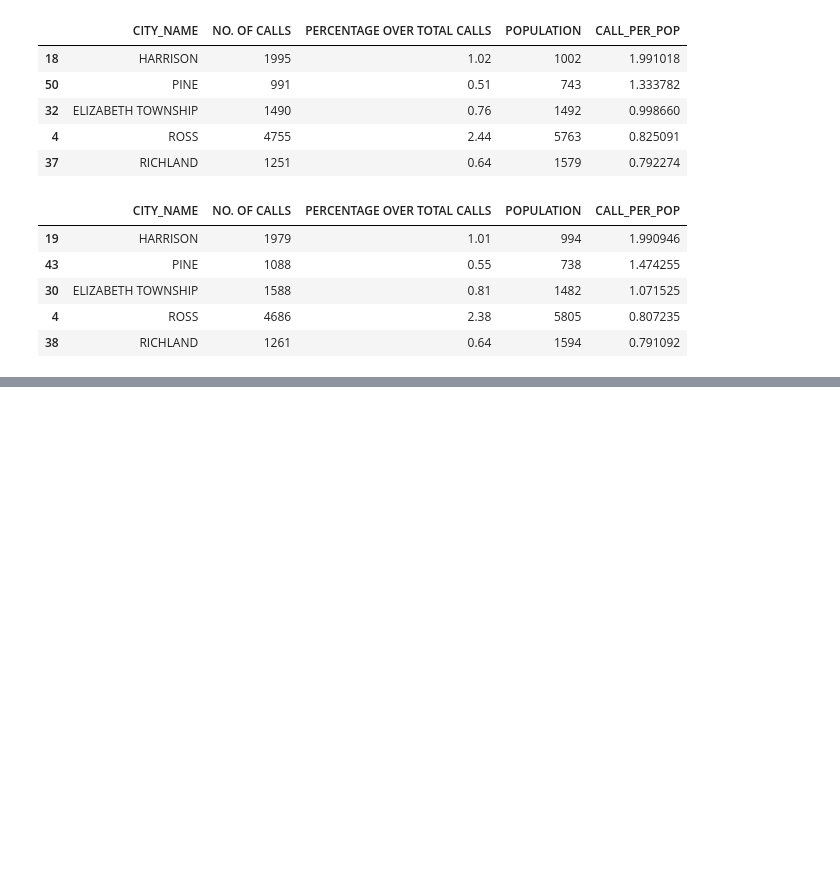
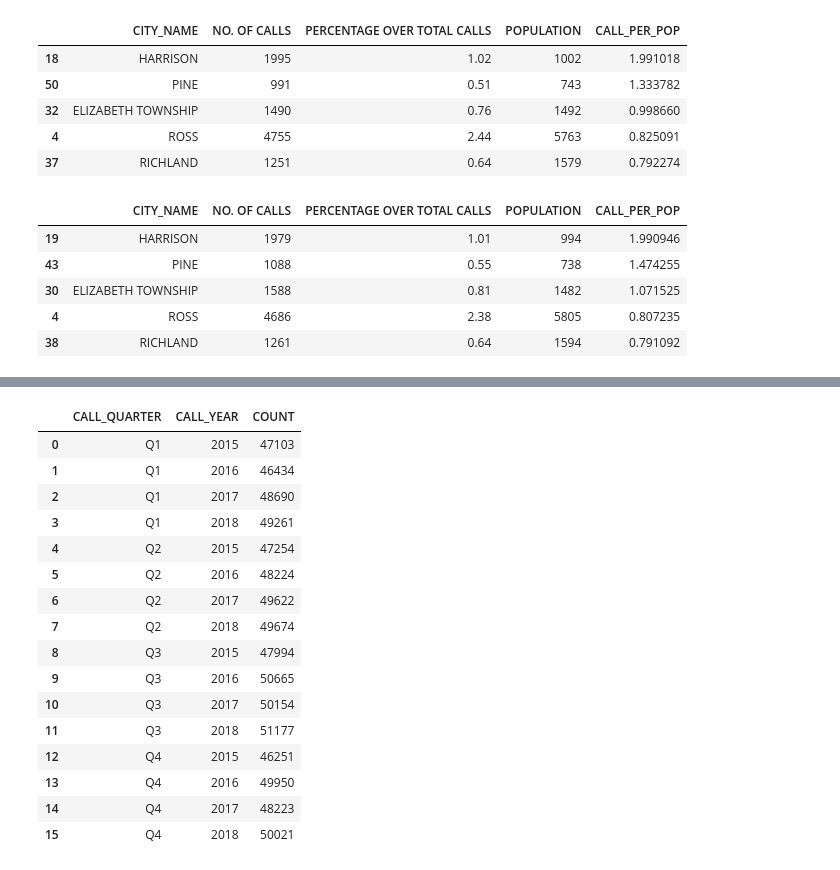
Before and after one commit to thoo/EMS-Dispatches-Pittsburgh, a Jupyter notebook: data_preprocessing.ipynb, the cells around one changed output, grey strips where cells are left out. Drawn from its saved outputs; the diff is of its cells as text; code cells hidden in the pictures; blank space fills up the shorter version.

```diff
--- a/data_preprocessing.ipynb
+++ b/data_preprocessing.ipynb
@@ -446,3 +459,24 @@ plt.tight_layout()
 # %% [output]
 [interactive output not drawn]
 [interactive output not drawn]
+# %%
+df_ems_Q = df_ems.groupby(['CALL_QUARTER', 'CALL_YEAR']).size().reset_index(name='COUNT')
+df_ems_Q
+# %% [output]
+|  | CALL_QUARTER | CALL_YEAR | COUNT |
+| 0 | Q1 | 2015 | 47103 |
+| 1 | Q1 | 2016 | 46434 |
+| 2 | Q1 | 2017 | 48690 |
+| 3 | Q1 | 2018 | 49261 |
+| 4 | Q2 | 2015 | 47254 |
+| 5 | Q2 | 2016 | 48224 |
+| 6 | Q2 | 2017 | 49622 |
+| 7 | Q2 | 2018 | 49674 |
+| 8 | Q3 | 2015 | 47994 |
+| 9 | Q3 | 2016 | 50665 |
+| 10 | Q3 | 2017 | 50154 |
+| 11 | Q3 | 2018 | 51177 |
+| 12 | Q4 | 2015 | 46251 |
+| 13 | Q4 | 2016 | 49950 |
+| 14 | Q4 | 2017 | 48223 |
+| 15 | Q4 | 2018 | 50021 |
```
Also changed, not shown: parts of 11 cells of this notebook.
